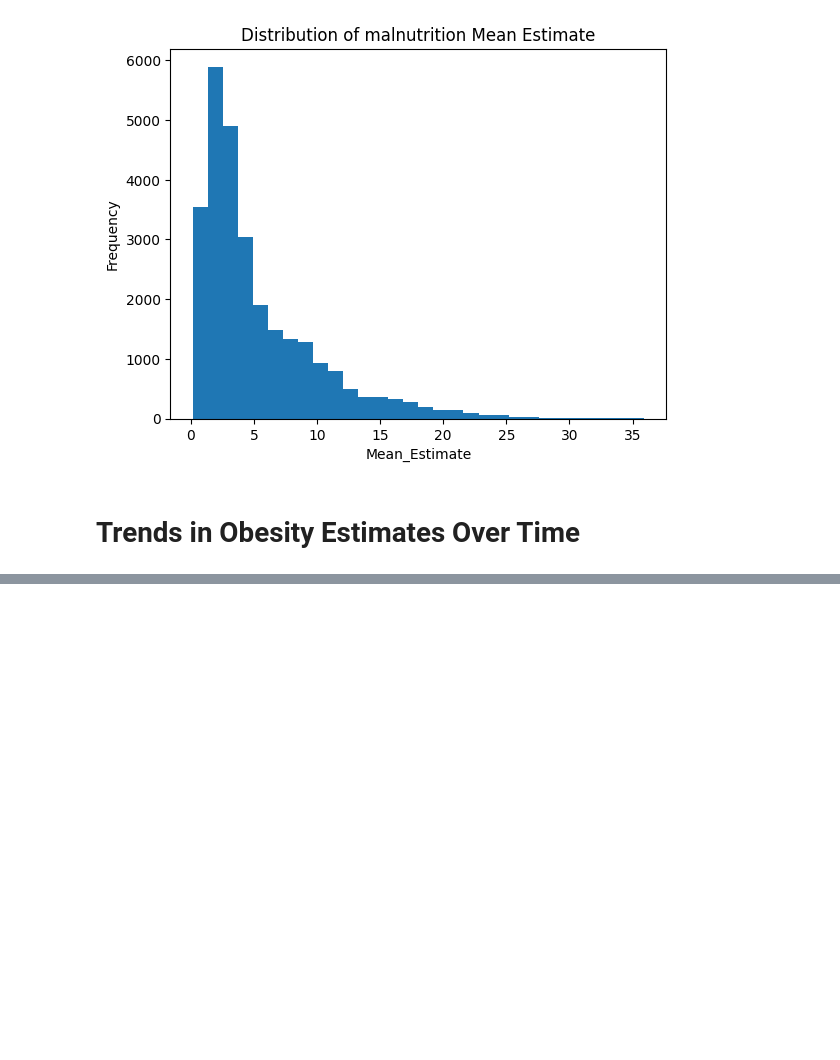
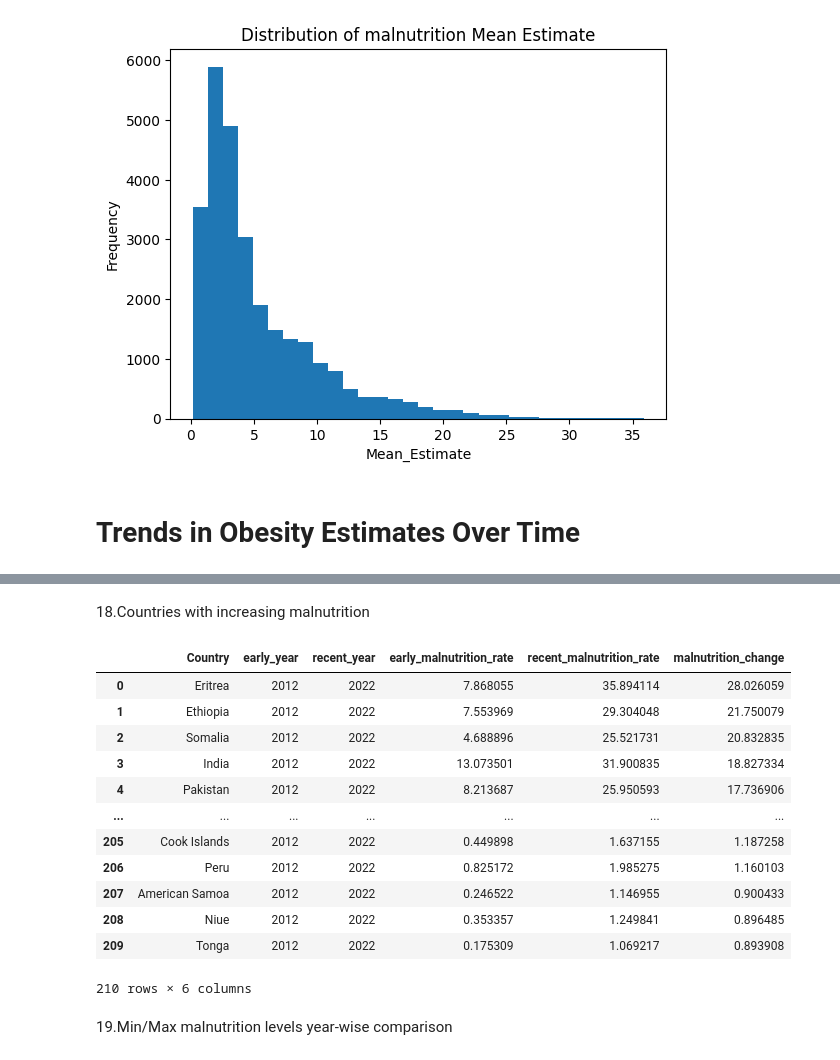
Before and after one commit to RANJITHMUTHUSAMY005/NUTRITION-PARADOX, a Jupyter notebook: paradox.ipynb, the cells around one changed output, grey strips where cells are left out. Cells and saved outputs as stored; diff of their text form; code cells hidden in the pictures; blank space fills up the shorter version.

```diff
--- a/paradox.ipynb
+++ b/paradox.ipynb
@@ -684,0 +1122,37 @@ plt.show()
+# %% [markdown]
+18.Countries with increasing malnutrition
+# %%
+q18 = """
+SELECT
+    Country,
+    MIN(Year) AS early_year,
+    MAX(Year) AS recent_year,
+    MIN(Mean_Estimate) AS early_malnutrition_rate,
+    MAX(Mean_Estimate) AS recent_malnutrition_rate,
+    MAX(Mean_Estimate) - MIN(Mean_Estimate) AS malnutrition_change
+FROM malnutrition
+GROUP BY Country
+HAVING MAX(Mean_Estimate) > MIN(Mean_Estimate)  -- Filtering where malnutrition has increased
+ORDER BY malnutrition_change DESC;
+"""
+cursor.execute(q18)
+results=cursor.fetchall()
+# %%
+results_df = pd.read_sql_query(q18, conn)
+results_df
+# %% [output]
+|  | Country | early_year | recent_year | early_malnutrition_rate | recent_malnutrition_rate | malnutrition_change |
+| 0 | Eritrea | 2012 | 2022 | 7.868055 | 35.894114 | 28.026059 |
+| 1 | Ethiopia | 2012 | 2022 | 7.553969 | 29.304048 | 21.750079 |
+| 2 | Somalia | 2012 | 2022 | 4.688896 | 25.521731 | 20.832835 |
+| 3 | India | 2012 | 2022 | 13.073501 | 31.900835 | 18.827334 |
+| 4 | Pakistan | 2012 | 2022 | 8.213687 | 25.950593 | 17.736906 |
+| ... | ... | ... | ... | ... | ... | ... |
+| 205 | Cook Islands | 2012 | 2022 | 0.449898 | 1.637155 | 1.187258 |
+| 206 | Peru | 2012 | 2022 | 0.825172 | 1.985275 | 1.160103 |
+| 207 | American Samoa | 2012 | 2022 | 0.246522 | 1.146955 | 0.900433 |
+| 208 | Niue | 2012 | 2022 | 0.353357 | 1.249841 | 0.896485 |
+| 209 | Tonga | 2012 | 2022 | 0.175309 | 1.069217 | 0.893908 |
+210 rows × 6 columns
+# %% [markdown]
+19.Min/Max malnutrition levels year-wise comparison
```
Also changed, not shown: parts of 77 cells of this notebook.
